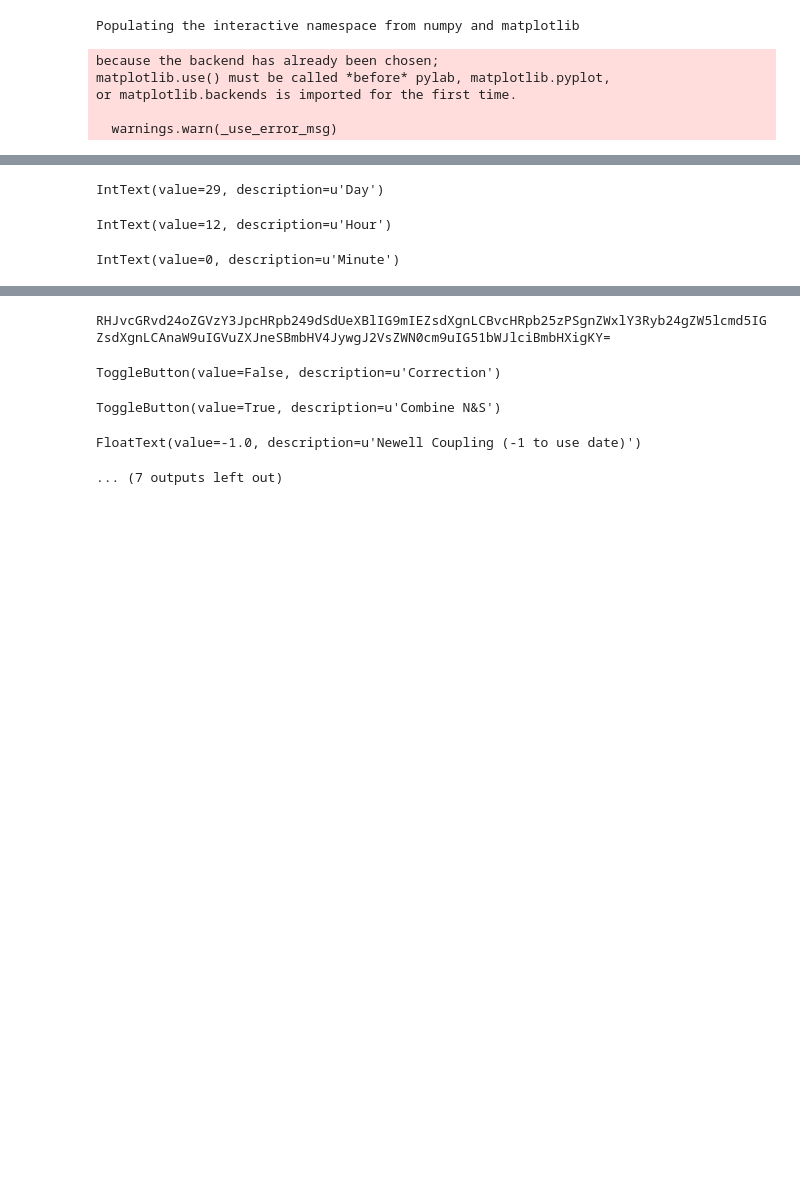
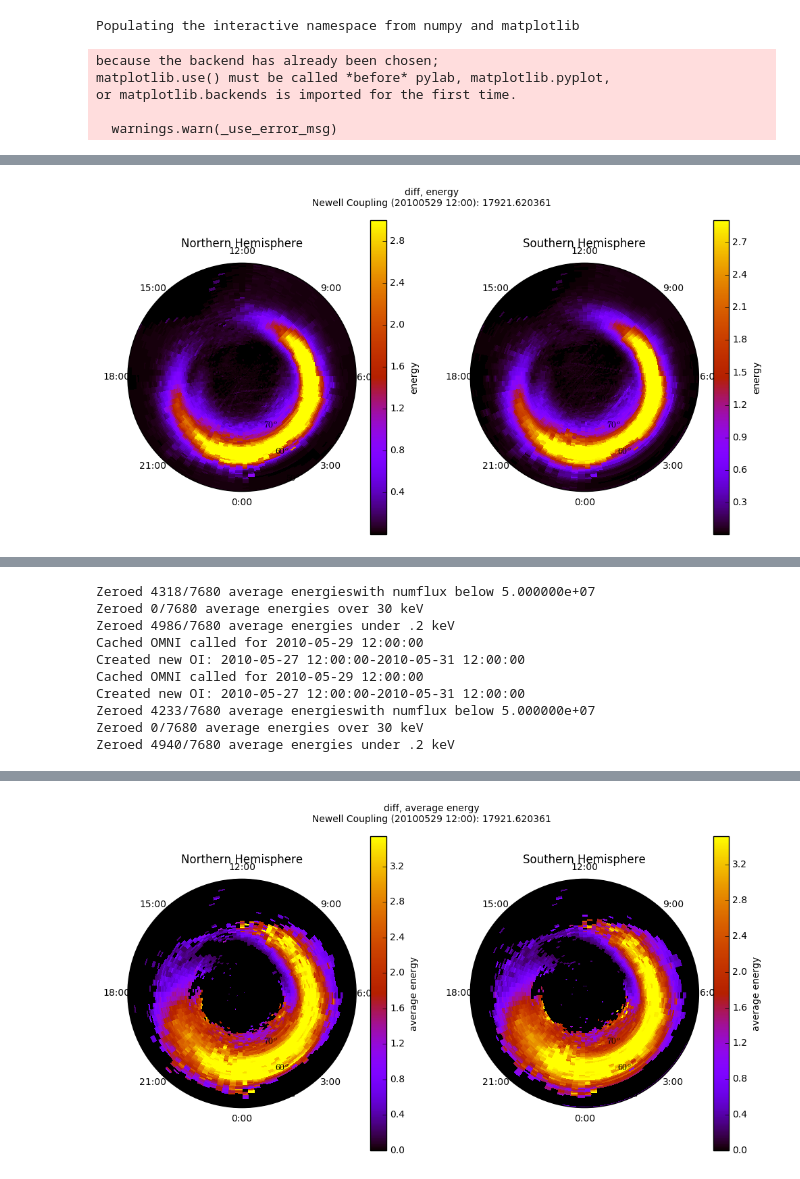
Before and after one commit to lkilcommons/OvationPyme, a Jupyter notebook: notebooks/InteractiveDateFlux.ipynb, the cells around one changed output, grey strips where cells are left out. Saved outputs shown, nothing was run; the diff lists cells and outputs as text; code cells hidden in the pictures; blank space fills up the shorter version.

```diff
--- a/notebooks/InteractiveDateFlux.ipynb
+++ b/notebooks/InteractiveDateFlux.ipynb
@@ -2,7 +2,7 @@
 %pylab inline
 import numpy as np
 import matplotlib.pyplot as plt
-from ovationpyme.ovation_prime import FluxEstimator,BinCorrector
+from ovationpyme.ovation_prime import FluxEstimator,AverageEnergyEstimator,BinCorrector
 from ovationpyme.ovation_utilities import calc_avg_solarwind
 from ovationpyme.ovation_plotting import latlt2polar,polar2dial,pcolor_flux
 import ipywidgets
@@ -11,12 +11,9 @@ from functools import partial
 
 auroral_types = ['diff','mono','wave','ions']
 flux_types = [
-                "electron energy flux",
-                "ion energy flux",
-                "electron number flux",
-                "ion number flux",
-                "electron average energy",
-                "ion average energy"
+                "energy",
+                "number",
+                "average energy"
             ]
 
 def plot_date_fluxes_callback(clicked_button,widgets):
@@ -35,14 +32,20 @@ def plot_date_fluxes_callback(clicked_button,widgets):
     minute = widgets['minute'].value
     dt = datetime.datetime(year,month,day,hour,minute)
     dtstr = dt.strftime('%Y%m%d %H:%M')
-    estimator = FluxEstimator(atype,jtype)
+    if jtype=='average energy':
+        estimator = AverageEnergyEstimator(atype)
+        get_precip_for_time = estimator.get_eavg_for_time
+    else:
+        estimator = FluxEstimator(atype,jtype)
+        get_precip_for_time = estimator.get_flux_for_time
+
     if manual_newell != -1.:
         estimator._dF = manual_newell
     tflux_kwargs = {'combine_hemispheres':combine_hemispheres,
                     'return_dF':True}
-    fluxtupleN = estimator.get_flux_for_time(dt,hemi='N',**tflux_kwargs)
+    fluxtupleN = get_precip_for_time(dt,hemi='N',**tflux_kwargs)
     mlatgridN,mltgridN,fluxgridN,newell_coupling = fluxtupleN
-    fluxtupleS = estimator.get_flux_for_time(dt,hemi='S',**tflux_kwargs)
+    fluxtupleS = get_precip_for_time(dt,hemi='S',**tflux_kwargs)
     mlatgridS,mltgridS,fluxgridS,newell_coupling = fluxtupleS
     if bincorrect:
         bcN = BinCorrector(mlatgridN,mltgridN)
@@ -86,7 +89,7 @@ wgts['vmax_float']=ipywidgets.FloatText(description='Colorbar Max (-1 is Autosca
 wgts['run_button'] = ipywidgets.Button(description='Calculate')
 wgts['run_button'].on_click(partial(plot_date_fluxes_callback,widgets=wgts))
 
-for widget_name,widget in wgts.iteritems():
+for widget_name,widget in wgts.items():
     display(widget)
 # %% [output]
 Populating the interactive namespace from numpy and matplotlib
@@ -98,0 +105 @@ IntText(value=2010, description=u'Year')
+[figure, added]
@@ -100,3 +110,10 @@ IntText(value=5, description=u'Month')
-IntText(value=29, description=u'Day')
+Zeroed 4318/7680 average energieswith numflux below 5.000000e+07
+Zeroed 0/7680 average energies over 30 keV
+Zeroed 4986/7680 average energies under .2 keV
+Cached OMNI called for 2010-05-29 12:00:00
+Created new OI: 2010-05-27 12:00:00-2010-05-31 12:00:00
+Cached OMNI called for 2010-05-29 12:00:00
+Created new OI: 2010-05-27 12:00:00-2010-05-31 12:00:00
+Zeroed 4233/7680 average energieswith numflux below 5.000000e+07
+Zeroed 0/7680 average energies over 30 keV
+Zeroed 4940/7680 average energies under .2 keV
-IntText(value=12, description=u'Hour')
-IntText(value=0, description=u'Minute')
@@ -104,5 +120 @@ IntText(value=0, description=u'Minute')
-RHJvcGRvd24oZGVzY3JpcHRpb249dSdUeXBlIG9mIEZsdXgnLCBvcHRpb25zPSgnZWxlY3Ryb24gZW5lcmd5IGZsdXgnLCAnaW9uIGVuZXJneSBmbHV4JywgJ2VsZWN0cm9uIG51bWJlciBmbHXigKY=
-ToggleButton(value=False, description=u'Correction')
-ToggleButton(value=True, description=u'Combine N&S')
-FloatText(value=-1.0, description=u'Newell Coupling (-1 to use date)')
-... (7 outputs left out)
+[figure, added]
```
Also changed, not shown: parts of 1 cell of this notebook, 6 other files.
